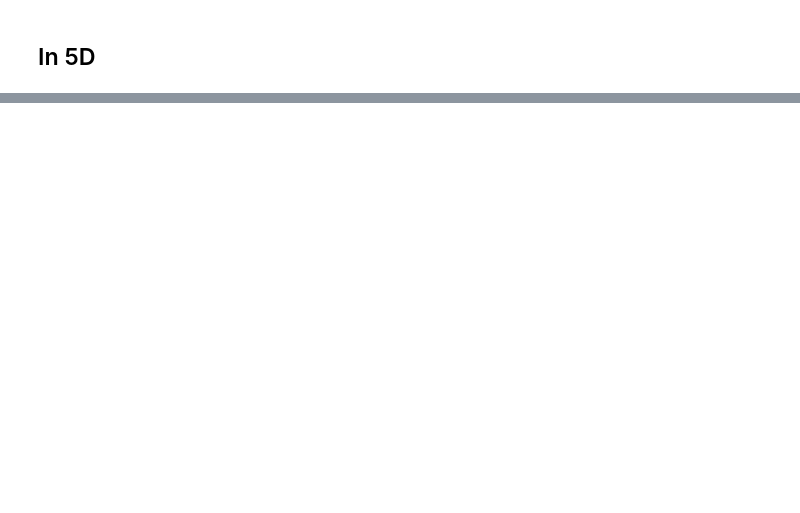
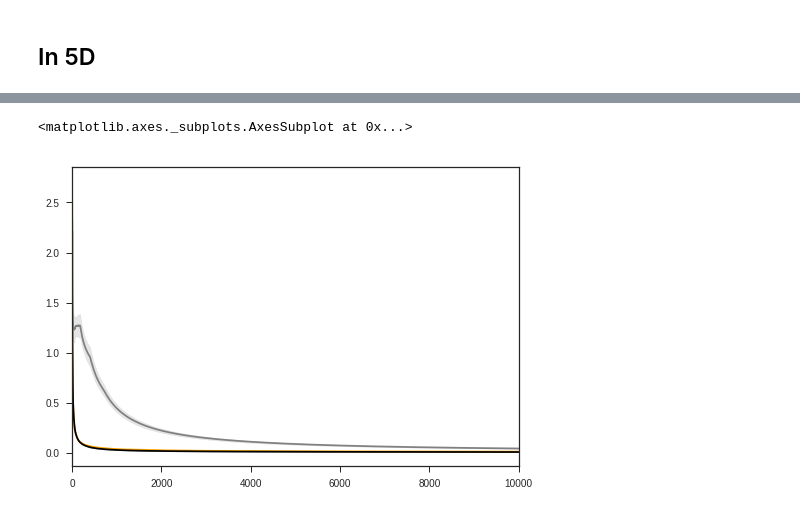
Before and after one commit to benlansdell/conservativerdd, a Jupyter notebook: compare_methods_maxcon_vs_feasible.ipynb, the cells around one changed output, grey strips where cells are left out. Cells and saved outputs as stored; diff of their text form; code cells hidden in the pictures; blank space fills up the shorter version.

```diff
--- a/compare_methods_maxcon_vs_feasible.ipynb
+++ b/compare_methods_maxcon_vs_feasible.ipynb
@@ -211,0 +254,7 @@ plt.savefig('./figs/compare_methods_maxcon_feasible.pdf')
+# %%
+sns.tsplot(smooth(np.divide(np.cumsum(regret_thr, axis = 1), np.arange(N)), box_pts = 1), color='orange')
+sns.tsplot(smooth(np.divide(np.cumsum(regret_thrcons, axis = 1), np.arange(N)), box_pts = 1), color='black')
+sns.tsplot(smooth(np.divide(np.cumsum(regret_detthr, axis = 1), np.arange(N)), box_pts = 1), color='grey')
+# %% [output]
+<matplotlib.axes._subplots.AxesSubplot at 0x...>
+[figure, added]
```
Also changed, not shown: parts of 7 cells of this notebook, 4 other files.
